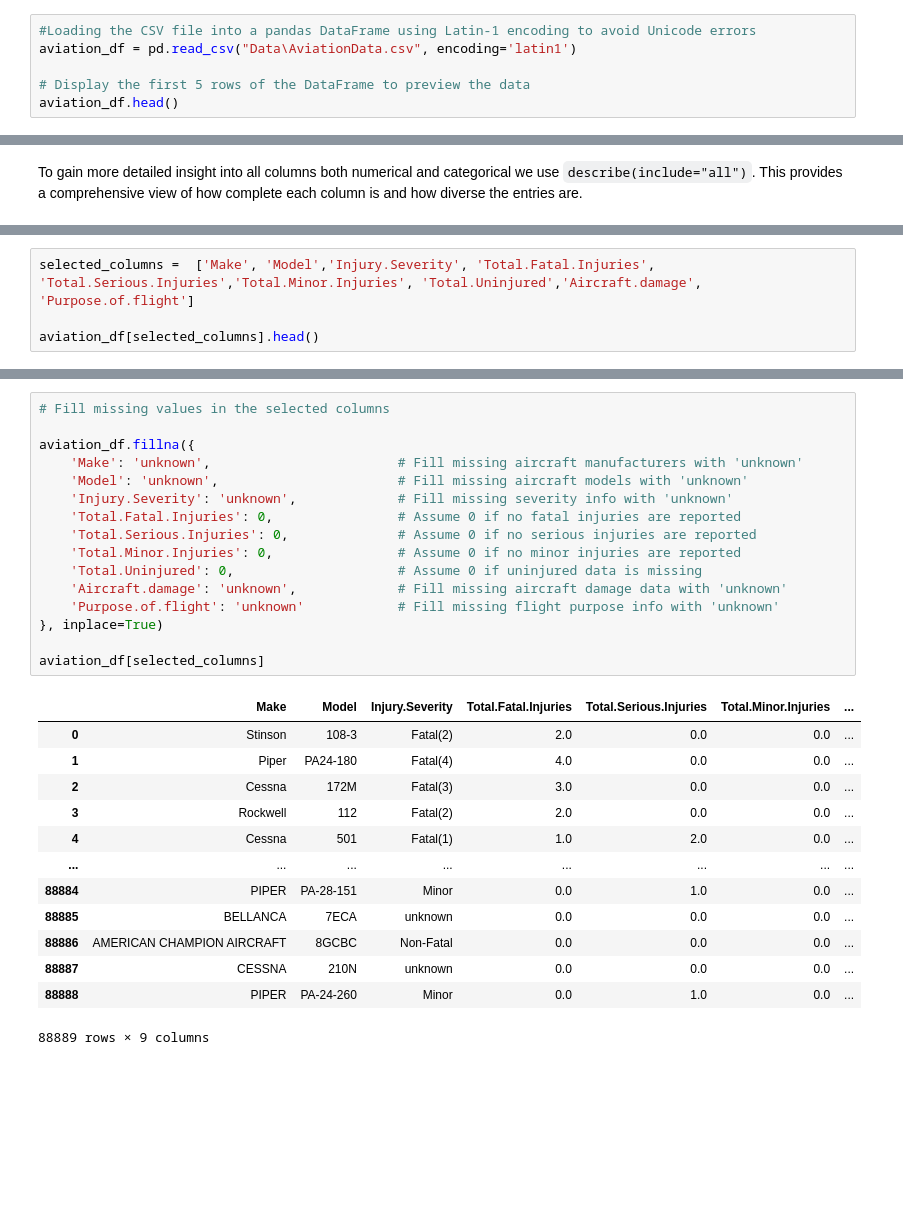
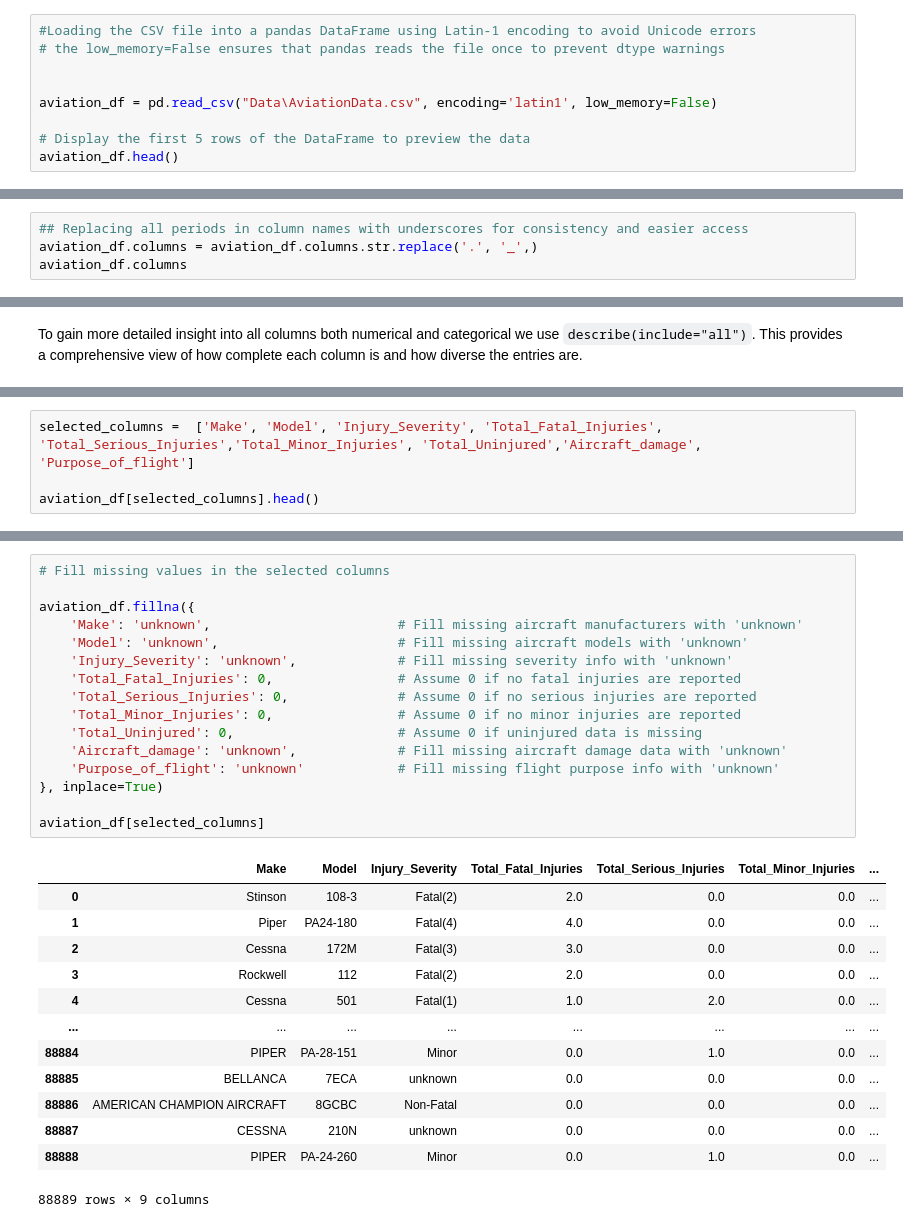
Before and after one commit to Marilyn2961/Aviation-Risk-Analysis, a Jupyter notebook: aviation_risk_analysis.ipynb, the cells around one changed output, grey strips where cells are left out. Saved outputs shown, nothing was run; the diff lists cells and outputs as text; blank space fills up the shorter version.

```diff
--- a/aviation_risk_analysis.ipynb
+++ b/aviation_risk_analysis.ipynb
@@ -15,6 +18,9 @@ Which aircraft types/models/makes are involved in the least severe, least fatal,
 # %%
 #Loading the CSV file into a pandas DataFrame using Latin-1 encoding to avoid Unicode errors
-aviation_df = pd.read_csv("Data\AviationData.csv", encoding='latin1')
+# the low_memory=False ensures that pandas reads the file once to prevent dtype warnings
+
+
+aviation_df = pd.read_csv("Data\AviationData.csv", encoding='latin1', low_memory=False)
 
 # Display the first 5 rows of the DataFrame to preview the data
 aviation_df.head()
@@ -74,3 +81,7 @@ Data columns (total 31 columns):
  30  Publication.Date        75118 non-null  object
 dtypes: float64(5), object(26)
 memory usage: 21.0+ MB
+# %%
+## Replacing all periods in column names with underscores for consistency and easier access
+aviation_df.columns = aviation_df.columns.str.replace('.', '_',)
+aviation_df.columns
@@ -122,7 +147,7 @@ To help identify the lowest risk aircraft for commercial and private operations,
 
 These features provide a wholistic view of safety, survivability, and incident patterns across different aircraft types.
 # %%
-selected_columns =  ['Make', 'Model','Injury.Severity', 'Total.Fatal.Injuries', 'Total.Serious.Injuries','Total.Minor.Injuries', 'Total.Uninjured','Aircraft.damage', 'Purpose.of.flight']
+selected_columns =  ['Make', 'Model', 'Injury_Severity', 'Total_Fatal_Injuries', 'Total_Serious_Injuries','Total_Minor_Injuries', 'Total_Uninjured','Aircraft_damage', 'Purpose_of_flight']
 
 aviation_df[selected_columns].head()
 # %% [output]
@@ -170,21 +195,21 @@ We address missing data in our selected columns to ensure consistency in analysi
 # %%
 # Fill missing values in the selected columns
 
 aviation_df.fillna({
     'Make': 'unknown',                        # Fill missing aircraft manufacturers with 'unknown'
     'Model': 'unknown',                       # Fill missing aircraft models with 'unknown'
-    'Injury.Severity': 'unknown',             # Fill missing severity info with 'unknown'
-    'Total.Fatal.Injuries': 0,                # Assume 0 if no fatal injuries are reported
-    'Total.Serious.Injuries': 0,              # Assume 0 if no serious injuries are reported
-    'Total.Minor.Injuries': 0,                # Assume 0 if no minor injuries are reported
-    'Total.Uninjured': 0,                     # Assume 0 if uninjured data is missing
-    'Aircraft.damage': 'unknown',             # Fill missing aircraft damage data with 'unknown'
-    'Purpose.of.flight': 'unknown'            # Fill missing flight purpose info with 'unknown'
+    'Injury_Severity': 'unknown',             # Fill missing severity info with 'unknown'
+    'Total_Fatal_Injuries': 0,                # Assume 0 if no fatal injuries are reported
+    'Total_Serious_Injuries': 0,              # Assume 0 if no serious injuries are reported
+    'Total_Minor_Injuries': 0,                # Assume 0 if no minor injuries are reported
+    'Total_Uninjured': 0,                     # Assume 0 if uninjured data is missing
+    'Aircraft_damage': 'unknown',             # Fill missing aircraft damage data with 'unknown'
+    'Purpose_of_flight': 'unknown'            # Fill missing flight purpose info with 'unknown'
 }, inplace=True)
 
 aviation_df[selected_columns]
 # %% [output]
-|  | Make | Model | Injury.Severity | Total.Fatal.Injuries | Total.Serious.Injuries | Total.Minor.Injuries | ... |
+|  | Make | Model | Injury_Severity | Total_Fatal_Injuries | Total_Serious_Injuries | Total_Minor_Injuries | ... |
 | 0 | Stinson | 108-3 | Fatal(2) | 2.0 | 0.0 | 0.0 | ... |
 | 1 | Piper | PA24-180 | Fatal(4) | 4.0 | 0.0 | 0.0 | ... |
 | 2 | Cessna | 172M | Fatal(3) | 3.0 | 0.0 | 0.0 | ... |
```
Also changed, not shown: parts of 20 cells of this notebook.
